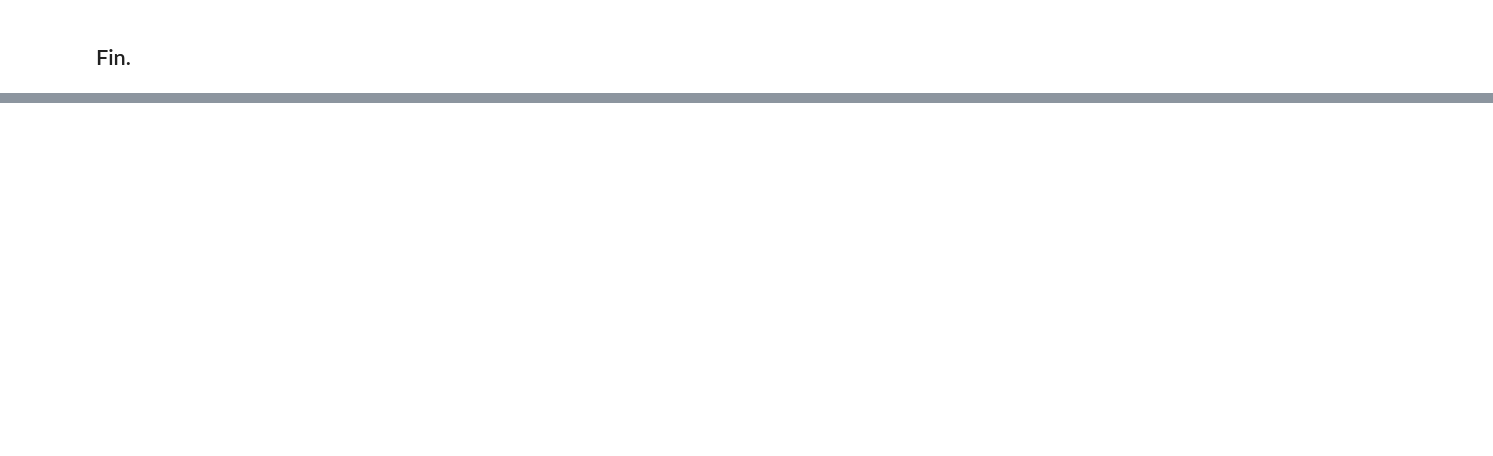
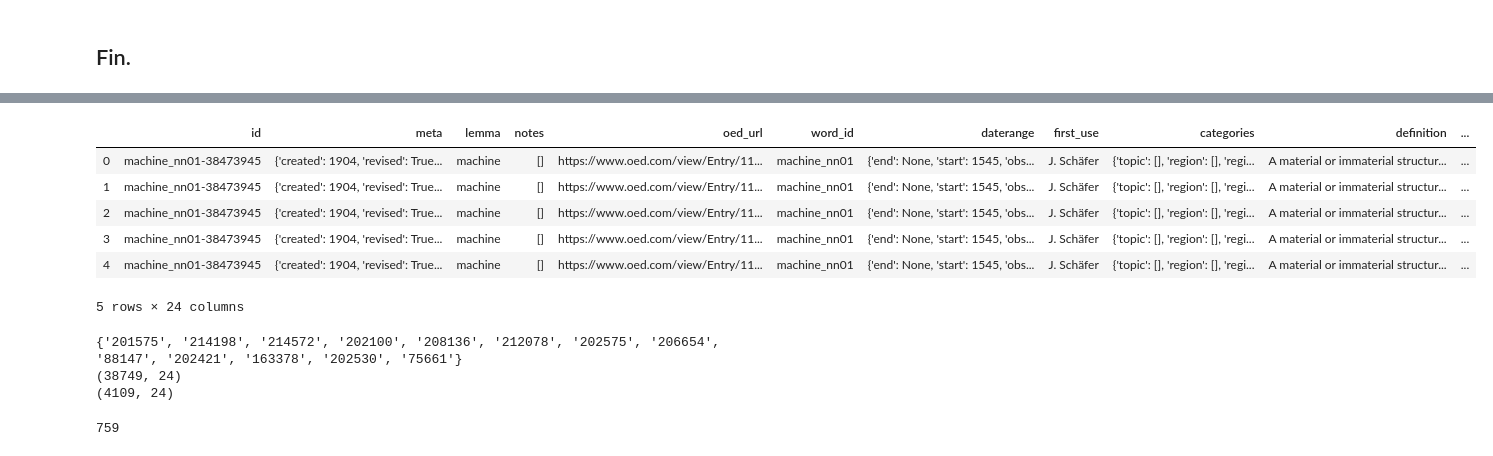
Before and after one commit to Living-with-machines/TargetedSenseDisambiguation, a Jupyter notebook: query_interface.ipynb, the cells around one changed output, grey strips where cells are left out. Saved outputs shown, nothing was run; the diff lists cells and outputs as text; code cells hidden in the pictures; blank space fills up the shorter version.

```diff
--- a/query_interface.ipynb
+++ b/query_interface.ipynb
@@ -98,0 +188,2 @@ df.head()
+# %%
+extended_df = pd.read_pickle('./data/extended_df.pickle')
@@ -98,0 +237,11 @@ df.head()
+# %%
+merged = extended_df.merge(df_quot[['id','sense_id',"text","year","source"]],left_on='id',right_on='sense_id',suffixes=['',"_quotation"])
+merged.head()
+# %% [output]
+|  | id | meta | lemma | notes | oed_url | word_id | daterange | first_use | categories | definition | ... |
+| 0 | machine_nn01-38473945 | {'created': 1904, 'revised': True... | machine | [] | https://www.oed.com/view/Entry/11... | machine_nn01 | {'end': None, 'start': 1545, 'obs... | J. Schäfer | {'topic': [], 'region': [], 'regi... | A material or immaterial structur... | ... |
+| 1 | machine_nn01-38473945 | {'created': 1904, 'revised': True... | machine | [] | https://www.oed.com/view/Entry/11... | machine_nn01 | {'end': None, 'start': 1545, 'obs... | J. Schäfer | {'topic': [], 'region': [], 'regi... | A material or immaterial structur... | ... |
+| 2 | machine_nn01-38473945 | {'created': 1904, 'revised': True... | machine | [] | https://www.oed.com/view/Entry/11... | machine_nn01 | {'end': None, 'start': 1545, 'obs... | J. Schäfer | {'topic': [], 'region': [], 'regi... | A material or immaterial structur... | ... |
+| 3 | machine_nn01-38473945 | {'created': 1904, 'revised': True... | machine | [] | https://www.oed.com/view/Entry/11... | machine_nn01 | {'end': None, 'start': 1545, 'obs... | J. Schäfer | {'topic': [], 'region': [], 'regi... | A material or immaterial structur... | ... |
+| 4 | machine_nn01-38473945 | {'created': 1904, 'revised': True... | machine | [] | https://www.oed.com/view/Entry/11... | machine_nn01 | {'end': None, 'start': 1545, 'obs... | J. Schäfer | {'topic': [], 'region': [], 'regi... | A material or immaterial structur... | ... |
+5 rows × 24 columns
@@ -98,0 +259,20 @@ df.head()
+# %%
+def select_senses(df,list_senses):
+    sc_ids = set([s for l in df.loc[df.id.isin(list_senses)].semantic_class_last_id.to_list() for s in l])
+    print(sc_ids)
+    print(df.shape)
+    overlap = lambda x,l: bool(set(x).intersection(l))
+
+    df = df.loc[(df.id.isin(list_senses))  | (df.provenance.isin(list_senses)) | (df.provenance.isin(sc_ids))]
+    print(df.shape)
+    return df
+
+df = select_senses(merged,include_senses)
+# %% [output]
+{'201575', '214198', '214572', '202100', '208136', '212078', '202575', '206654', '88147', '202421', '163378', '202530', '75661'}
+(38749, 24)
+(4109, 24)
+# %%
+len(df.lemma.unique())
+# %% [output]
+759
```
Also changed, not shown: parts of 51 cells of this notebook, 1 other file.
